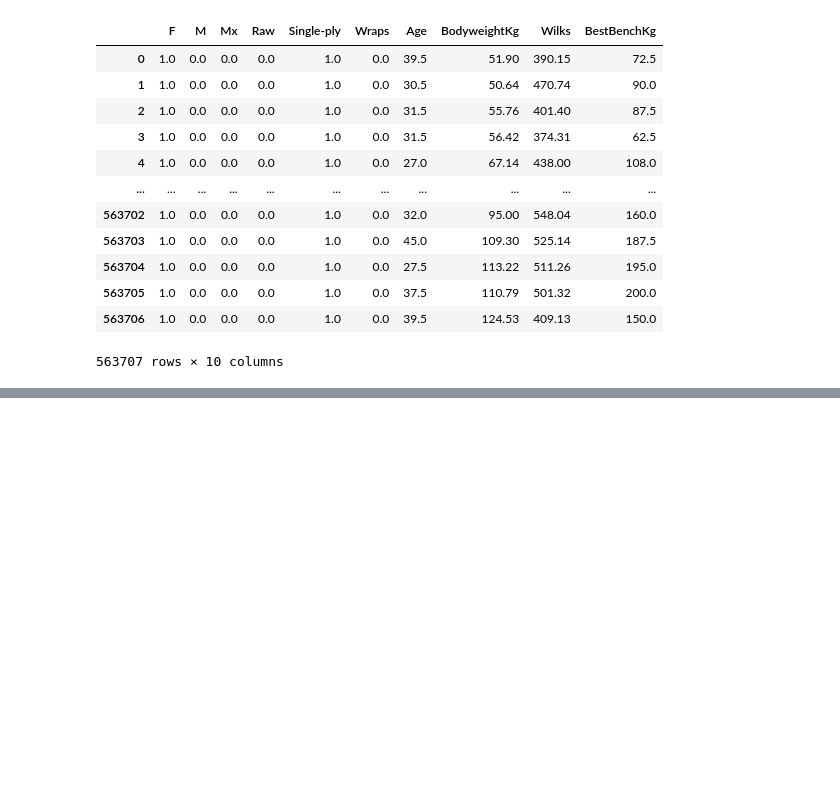
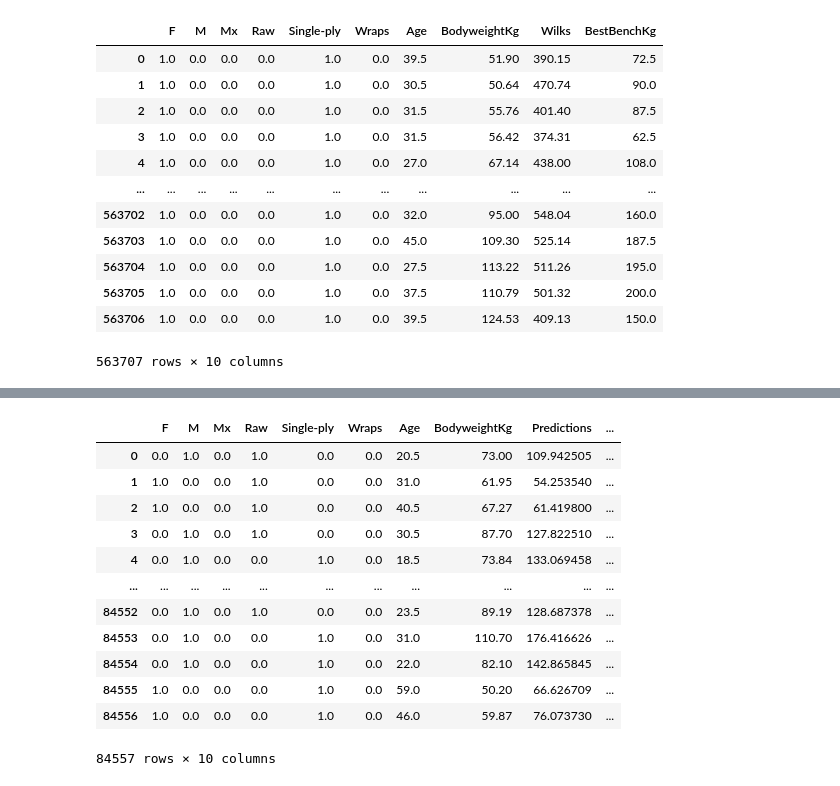
Before and after one commit to chris-derman03/Powerlifting-Analysis, a Jupyter notebook: Data Anaylsis.ipynb, the cells around one changed output, grey strips where cells are left out. Drawn from its saved outputs; the diff is of its cells as text; code cells hidden in the pictures; blank space fills up the shorter version.

```diff
--- a/Data Anaylsis.ipynb
+++ b/Data Anaylsis.ipynb
@@ -326,0 +348,38 @@ bench_data
+# %%
+# First let's save Wilks points for later
+wilks = bench_data["Wilks"]
+
+# Separate Input and output
+X = bench_data.drop(columns=["Wilks","BestBenchKg"])
+y = bench_data['BestBenchKg']
+
+# Make train-test split
+x_train,x_test,y_train,y_test = train_test_split(X,y,test_size=0.15)
+x_train = x_train.reset_index(drop=True)
+y_train = y_train.reset_index(drop=True)
+x_test = x_test.reset_index(drop=True)
+y_test = y_test.reset_index(drop=True)
+# %%
+# Make a model based on our training data
+reg = LinearRegression().fit(x_train,y_train)
+
+# Make predictions on the test data
+predictions = reg.predict(x_test)
+
+x_test['Predictions'] = predictions
+x_test['Actual Bench'] = y_test
+x_test
+# %% [output]
+|  | F | M | Mx | Raw | Single-ply | Wraps | Age | BodyweightKg | Predictions | ... |
+| 0 | 0.0 | 1.0 | 0.0 | 1.0 | 0.0 | 0.0 | 20.5 | 73.00 | 109.942505 | ... |
+| 1 | 1.0 | 0.0 | 0.0 | 1.0 | 0.0 | 0.0 | 31.0 | 61.95 | 54.253540 | ... |
+| 2 | 1.0 | 0.0 | 0.0 | 1.0 | 0.0 | 0.0 | 40.5 | 67.27 | 61.419800 | ... |
+| 3 | 0.0 | 1.0 | 0.0 | 1.0 | 0.0 | 0.0 | 30.5 | 87.70 | 127.822510 | ... |
+| 4 | 0.0 | 1.0 | 0.0 | 0.0 | 1.0 | 0.0 | 18.5 | 73.84 | 133.069458 | ... |
+| ... | ... | ... | ... | ... | ... | ... | ... | ... | ... | ... |
+| 84552 | 0.0 | 1.0 | 0.0 | 1.0 | 0.0 | 0.0 | 23.5 | 89.19 | 128.687378 | ... |
+| 84553 | 0.0 | 1.0 | 0.0 | 0.0 | 1.0 | 0.0 | 31.0 | 110.70 | 176.416626 | ... |
+| 84554 | 0.0 | 1.0 | 0.0 | 0.0 | 1.0 | 0.0 | 22.0 | 82.10 | 142.865845 | ... |
+| 84555 | 1.0 | 0.0 | 0.0 | 0.0 | 1.0 | 0.0 | 59.0 | 50.20 | 66.626709 | ... |
+| 84556 | 1.0 | 0.0 | 0.0 | 0.0 | 1.0 | 0.0 | 46.0 | 59.87 | 76.073730 | ... |
+84557 rows × 10 columns
```
Also changed, not shown: parts of 7 cells of this notebook.
